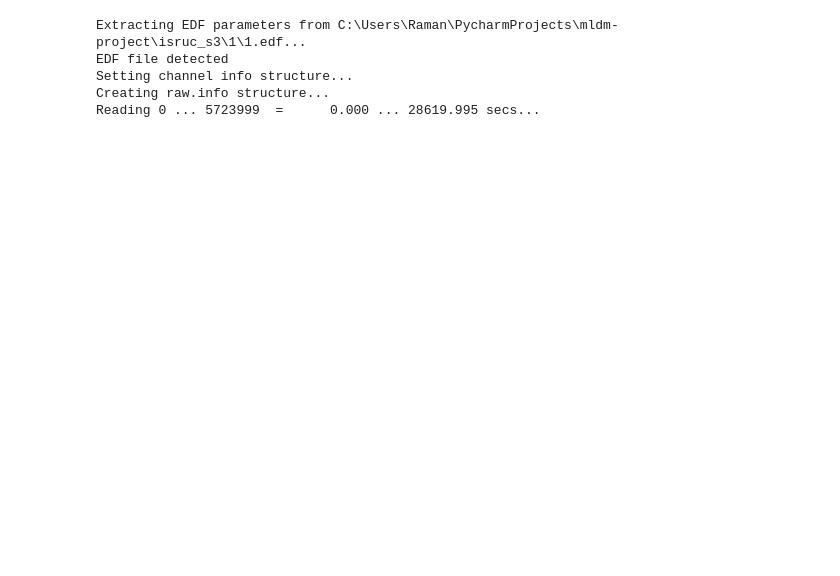
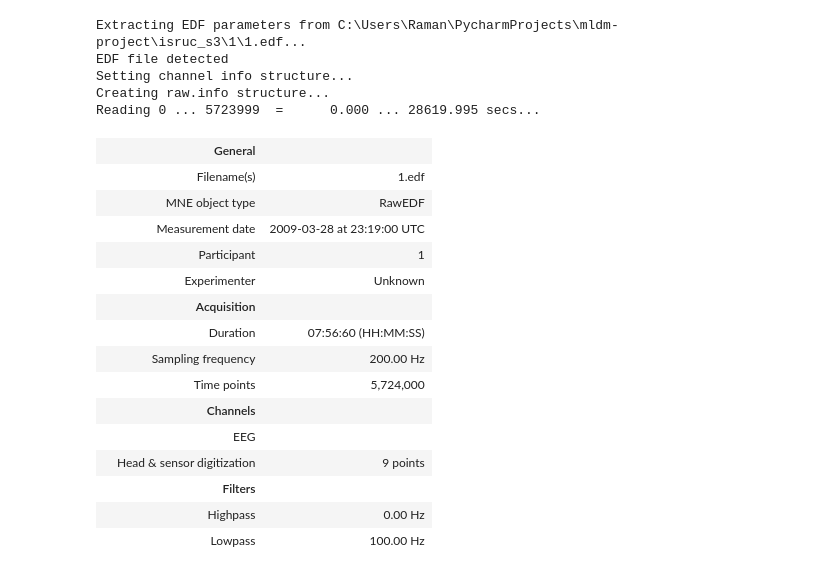
Before and after one commit to rommmmmka/mldm-project, a Jupyter notebook: data_preprocessing.ipynb, the cells around one changed output. Drawn from its saved outputs; the diff is of its cells as text; code cells hidden in the pictures; blank space fills up the shorter version.

```diff
--- a/data_preprocessing.ipynb
+++ b/data_preprocessing.ipynb
@@ -7,12 +15,30 @@ RECORDING = 1
 # %%
 raw_edf: mne.io.Raw = mne.io.read_raw_edf(
     f"isruc_s3/{RECORDING}/{RECORDING}.edf",
     preload=True,
-    include=CHANNELS
+    include=list(CHANNELS.keys())
 )
+raw_edf.rename_channels(CHANNELS)
+raw_edf.set_montage("standard_1020")
 # %% [output]
 Extracting EDF parameters from C:\Users\Raman\PycharmProjects\mldm-project\isruc_s3\1\1.edf...
 EDF file detected
 Setting channel info structure...
 Creating raw.info structure...
 Reading 0 ... 5723999  =      0.000 ... 28619.995 secs...
+|  | General |  |
+|  | Filename(s) | 1.edf |
+|  | MNE object type | RawEDF |
+|  | Measurement date | 2009-03-28 at 23:19:00 UTC |
+|  | Participant | 1 |
+|  | Experimenter | Unknown |
+|  | Acquisition |  |
+|  | Duration | 07:56:60 (HH:MM:SS) |
+|  | Sampling frequency | 200.00 Hz |
+|  | Time points | 5,724,000 |
+|  | Channels |  |
+|  | EEG |  |
+|  | Head & sensor digitization | 9 points |
+|  | Filters |  |
+|  | Highpass | 0.00 Hz |
+|  | Lowpass | 100.00 Hz |
```
Also changed, not shown: parts of 4 cells of this notebook.
